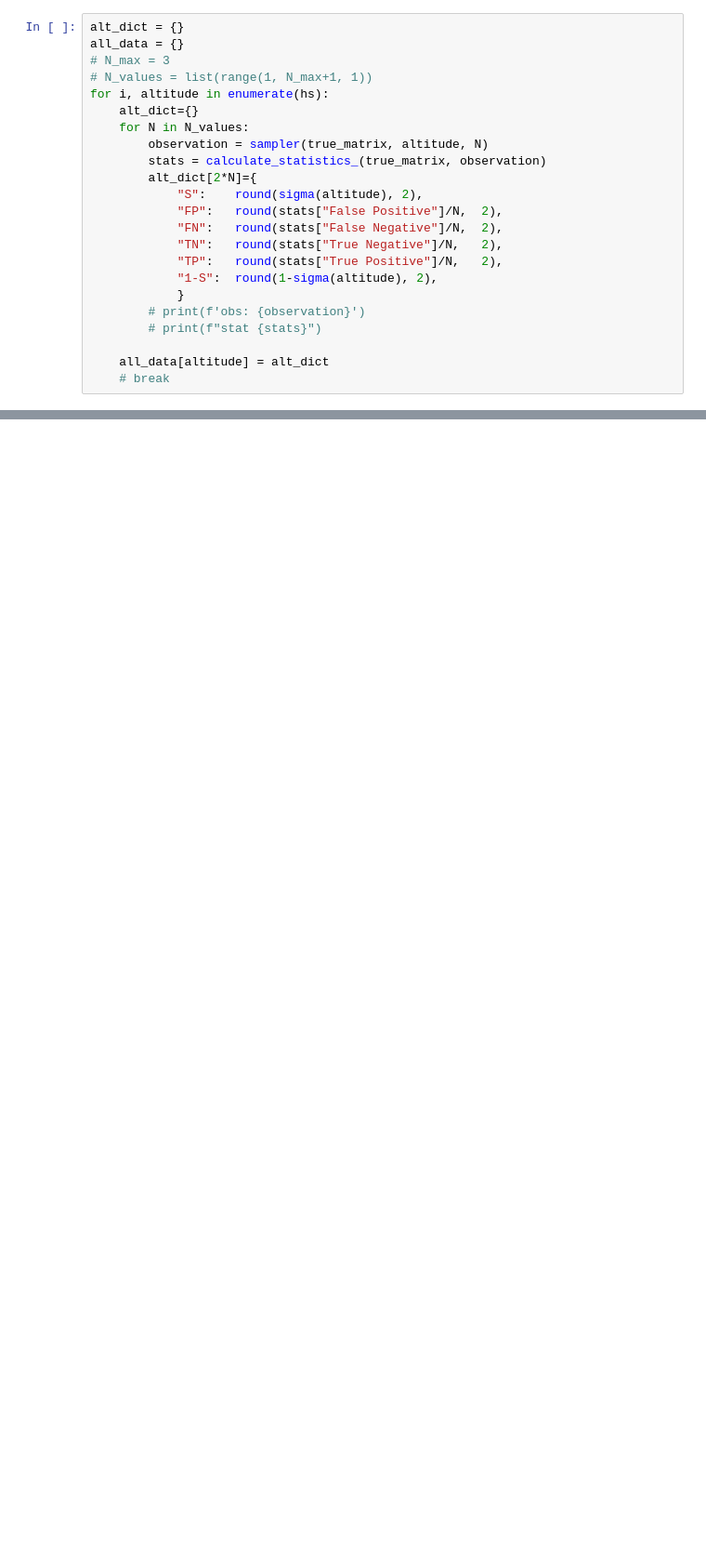
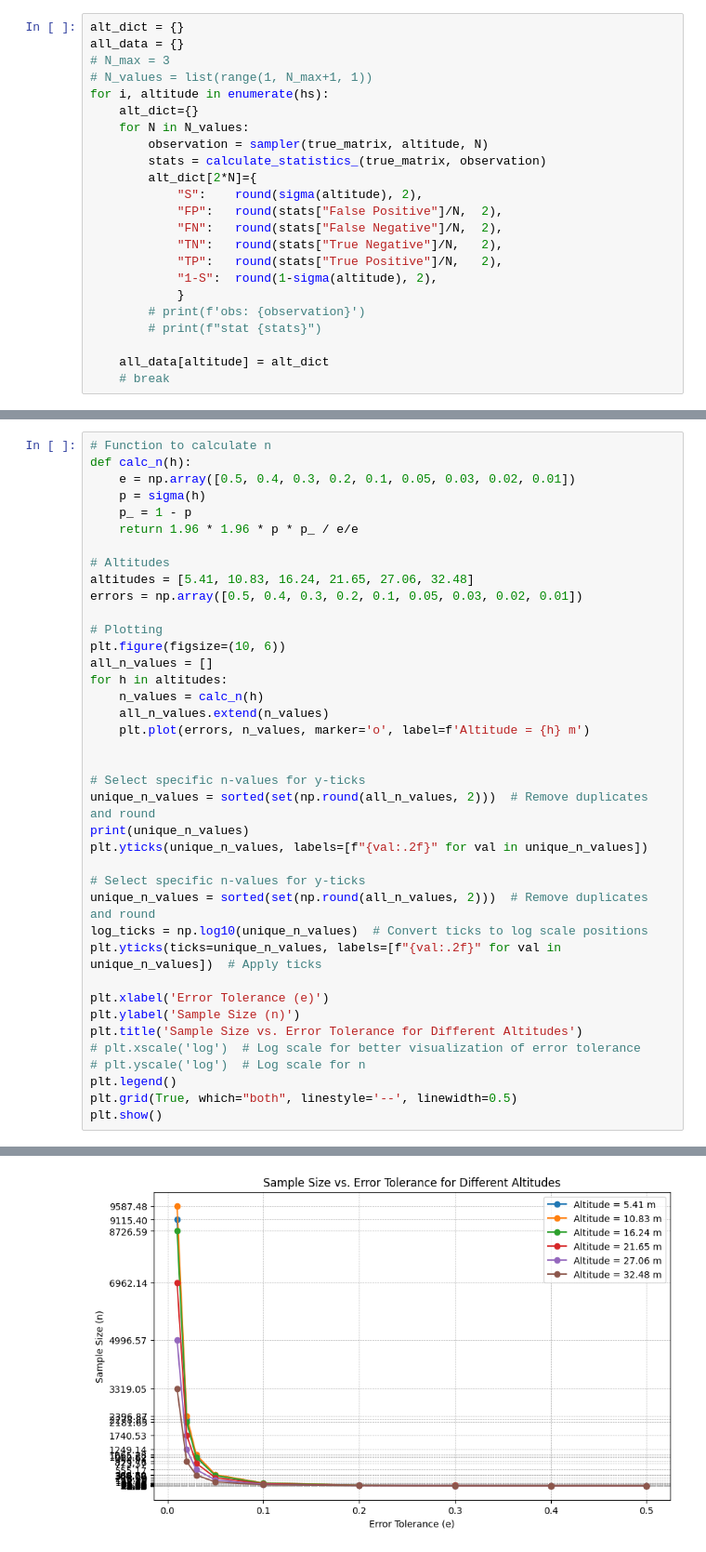
Before and after one commit to botastark/multi-horizon, a Jupyter notebook: src/sampler.ipynb, the cells around one changed output, grey strips where cells are left out. Shown at 93% size. Saved outputs shown, nothing was run; the diff lists cells and outputs as text; blank space fills up the shorter version.

Commit message:
play with conf level based N selection

```diff
--- a/src/sampler.ipynb
+++ b/src/sampler.ipynb
@@ -117,0 +145,40 @@ dict_keys([5.41, 10.83, 16.24, 21.65, 27.06, 32.48])
+# %%
+# Function to calculate n
+def calc_n(h):
+    e = np.array([0.5, 0.4, 0.3, 0.2, 0.1, 0.05, 0.03, 0.02, 0.01])
+    p = sigma(h)
+    p_ = 1 - p
+    return 1.96 * 1.96 * p * p_ / e/e
+
+# Altitudes
+altitudes = [5.41, 10.83, 16.24, 21.65, 27.06, 32.48]
+errors = np.array([0.5, 0.4, 0.3, 0.2, 0.1, 0.05, 0.03, 0.02, 0.01])
+
+# Plotting
+plt.figure(figsize=(10, 6))
+all_n_values = []
+for h in altitudes:
+    n_values = calc_n(h)
+    all_n_values.extend(n_values)
+    plt.plot(errors, n_values, marker='o', label=f'Altitude = {h} m')
+
+
+# Select specific n-values for y-ticks
+unique_n_values = sorted(set(np.round(all_n_values, 2)))  # Remove duplicates and round
+print(unique_n_values)
+plt.yticks(unique_n_values, labels=[f"{val:.2f}" for val in unique_n_values])
+
+# Select specific n-values for y-ticks
+unique_n_values = sorted(set(np.round(all_n_values, 2)))  # Remove duplicates and round
+log_ticks = np.log10(unique_n_values)  # Convert ticks to log scale positions
+plt.yticks(ticks=unique_n_values, labels=[f"{val:.2f}" for val in unique_n_values])  # Apply ticks
+
+plt.xlabel('Error Tolerance (e)')
+plt.ylabel('Sample Size (n)')
+plt.title('Sample Size vs. Error Tolerance for Different Altitudes')
+# plt.xscale('log')  # Log scale for better visualization of error tolerance
+# plt.yscale('log')  # Log scale for n
+plt.legend()
+plt.grid(True, which="both", linestyle='--', linewidth=0.5)
+plt.show()
+# %% [output]
@@ -117,0 +186 @@ dict_keys([5.41, 10.83, 16.24, 21.65, 27.06, 32.48])
+[figure, added]
```
Also changed, not shown: parts of 8 cells of this notebook.
